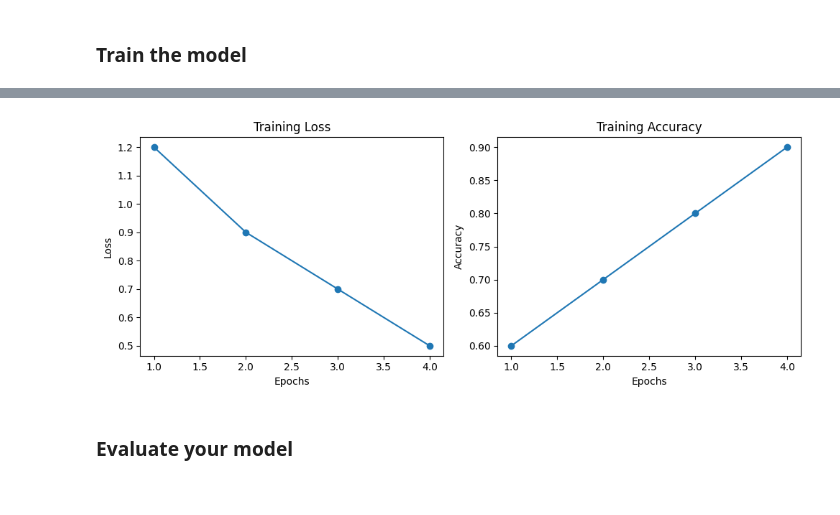
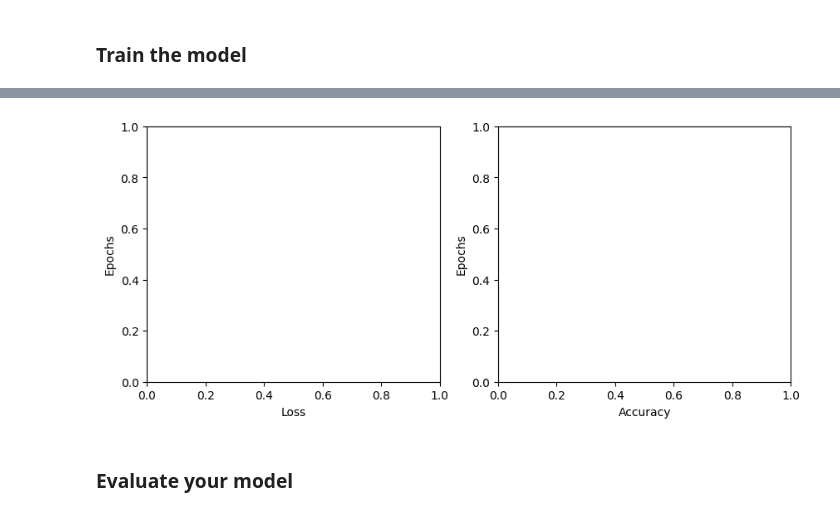
Before and after one commit to NavyaRocky02/Fmml_Projects, a Jupyter notebook: FMML_Module_9(b)_Project.ipynb, the cells around one changed output, grey strips where cells are left out. Saved outputs shown, nothing was run; the diff lists cells and outputs as text; code cells hidden in the pictures.

```diff
--- a/FMML_Module_9(b)_Project.ipynb
+++ b/FMML_Module_9(b)_Project.ipynb
@@ -424,33 +389,0 @@ Epoch 1/1, Loss: 0.1790
-# %%
-import matplotlib.pyplot as plt
-import numpy as np
-
-# Simulated history data for plotting (assuming history contains loss and accuracy over epochs)
-# Replace this with actual history data from your training loop
-history = [
-    [1.2, 0.9, 0.7, 0.5],  # Loss values for each epoch
-    [0.6, 0.7, 0.8, 0.9]   # Accuracy values for each epoch
-]
-
-# Create a figure with 1 row and 2 columns
-fig = plt.figure(figsize=(10, 4))
-
-# Plot the loss
-ax1 = fig.add_subplot(1, 2, 1)  # 1 row, 2 columns, 1st plot
-ax1.plot(np.arange(1, len(history[0]) + 1), history[0], '-o')  # Line plot with points
-ax1.set_xlabel('Epochs')  # Corrected xlabel
-ax1.set_ylabel('Loss')  # Corrected ylabel
-ax1.set_title('Training Loss')  # Adding title for clarity
-
-# Plot the accuracy
-ax2 = fig.add_subplot(1, 2, 2)  # 1 row, 2 columns, 2nd plot
-ax2.plot(np.arange(1, len(history[1]) + 1), history[1], '-o')  # Line plot with points
-ax2.set_xlabel('Epochs')  # Corrected xlabel
-ax2.set_ylabel('Accuracy')  # Corrected ylabel
-ax2.set_title('Training Accuracy')  # Adding title for clarity
-
-# Show the plots
-plt.tight_layout()  # To avoid overlap between plots
-plt.show()  # Display the figure
-# %% [output]
-[figure, removed]
@@ -457,3 +396,18 @@ plt.show()  # Display the figure
+# %%
+# You can fine-tune your model looking at below plots
+fig = plt.figure(figsize=(10,4))
+ax = fig.add_subplot(1,2, 1)
+
+plt.xlabel('Loss')
+plt.ylabel('Epochs')
+
+ax = fig.add_subplot(1,2, 2)
+
+plt.xlabel('Accuracy')
+plt.ylabel('Epochs')
+plt.show()
+# %% [output]
+[figure, added]
 # %% [markdown]
 ### Evaluate your model
 # %%
```
Also changed, not shown: parts of 9 cells of this notebook.
